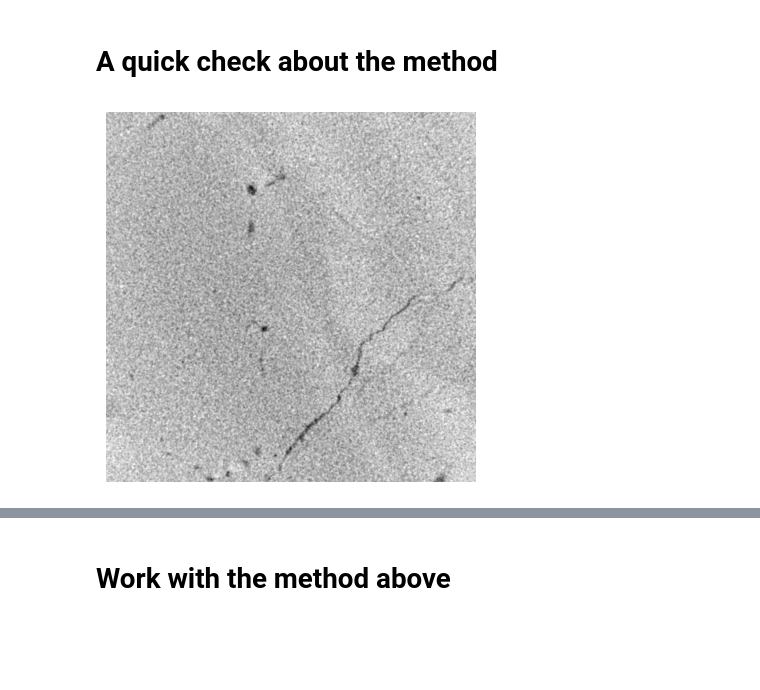
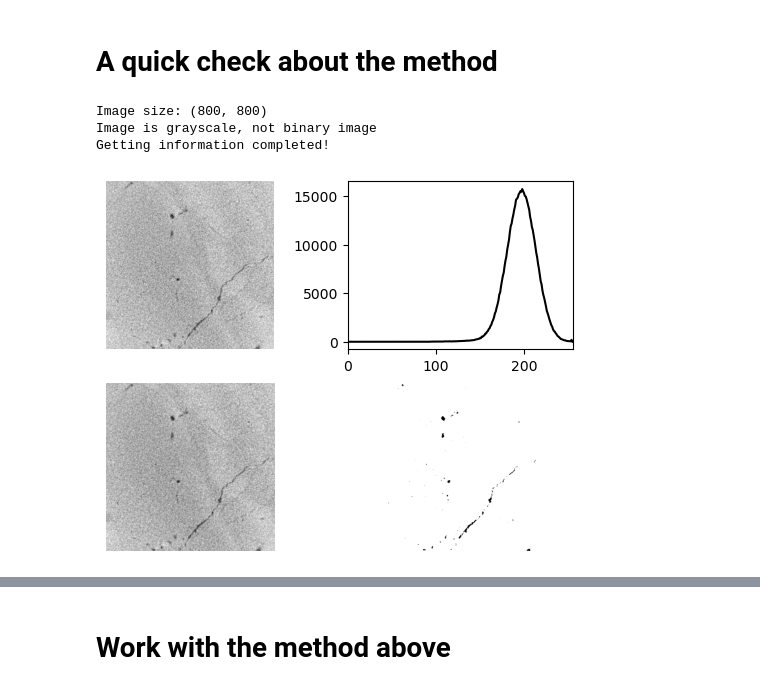
Before and after one commit to Lai-shixuan/Soil-Column-Procedures, a Jupyter notebook: work_file.ipynb, the cells around one changed output, grey strips where cells are left out. Cells and saved outputs as stored; diff of their text form; code cells hidden in the pictures; blank space fills up the shorter version.

Commit message:
make im show compatiable with plt.subplot

```diff
--- a/work_file.ipynb
+++ b/work_file.ipynb
@@ -13,9 +14,27 @@ from tqdm import tqdm
 # %% [markdown]
 # A quick check about the method
 # %%
+# Read image
 path = "e:/0103/reconstruct/"
 file_name = "0103_rec00003312.bmp"
 image = fs.read_image_opencv(str(os.path.join(path, file_name)))
-fs.show_image(image)
+fs.show_image(image, 4, (2, 2, 1))
+
+# Get image info
+ii.get_info(image)
+hist = ii.calculate_hist(image)
+ii.plot_hist(hist, 4, (2, 2, 2))
+
+# Pre-process image
+image_prepropossed = pp.median(image, 3)
+fs.show_image(image_prepropossed, 4, (2, 2, 3))
+
+# Threshold image
+# image_threshold = tpi.kmeans_3d(image_prepropossed)
+image_threshold = tpi.user_threshold(image_prepropossed, 145)
+fs.show_image(image_threshold, 4, (2, 2, 4))
 # %% [output]
+Image size: (800, 800)
+Image is grayscale, not binary image
+Getting information completed!
-[figure, old version]
+[figure, new version]
```
Also changed, not shown: parts of 4 cells of this notebook, 2 other files.
